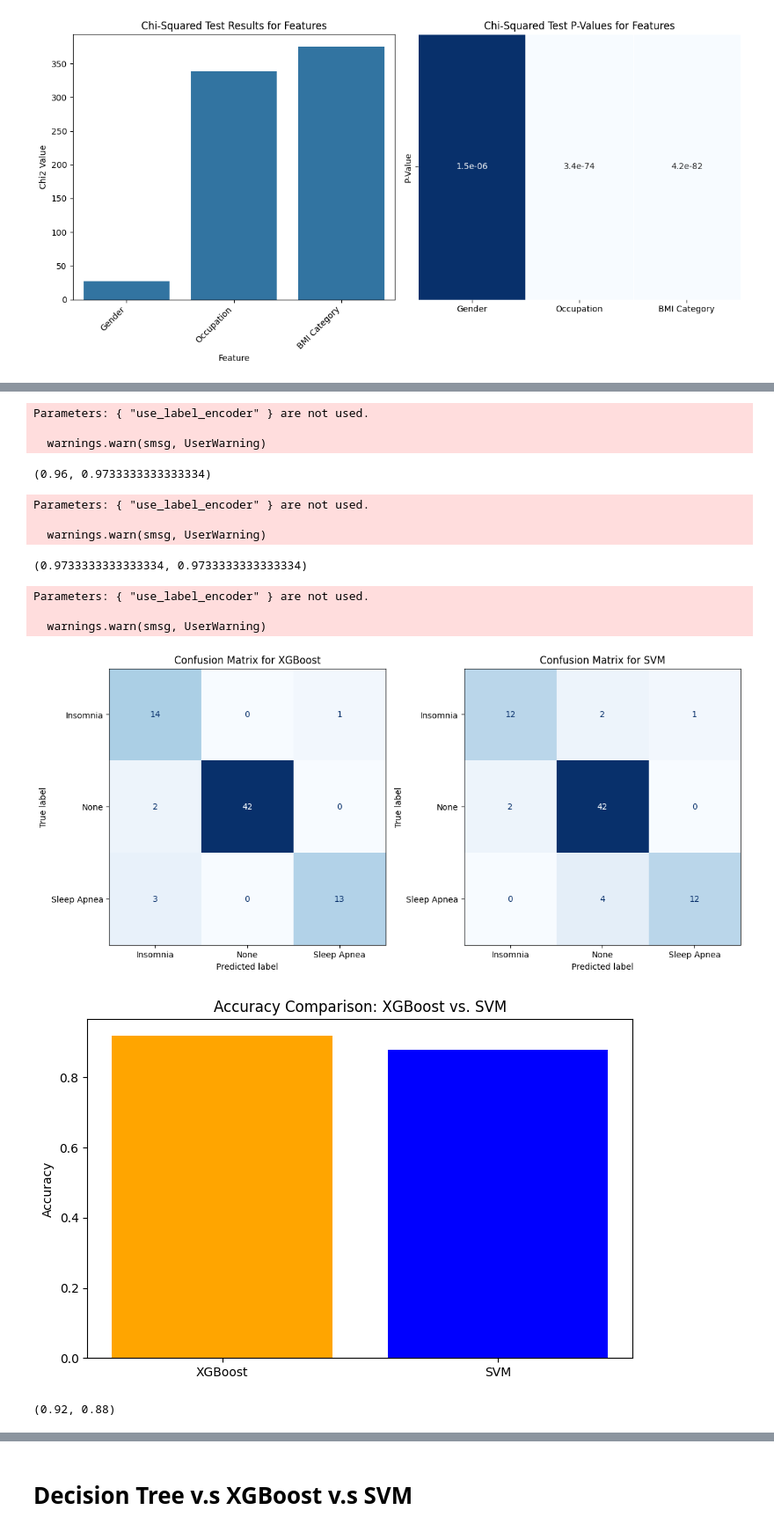
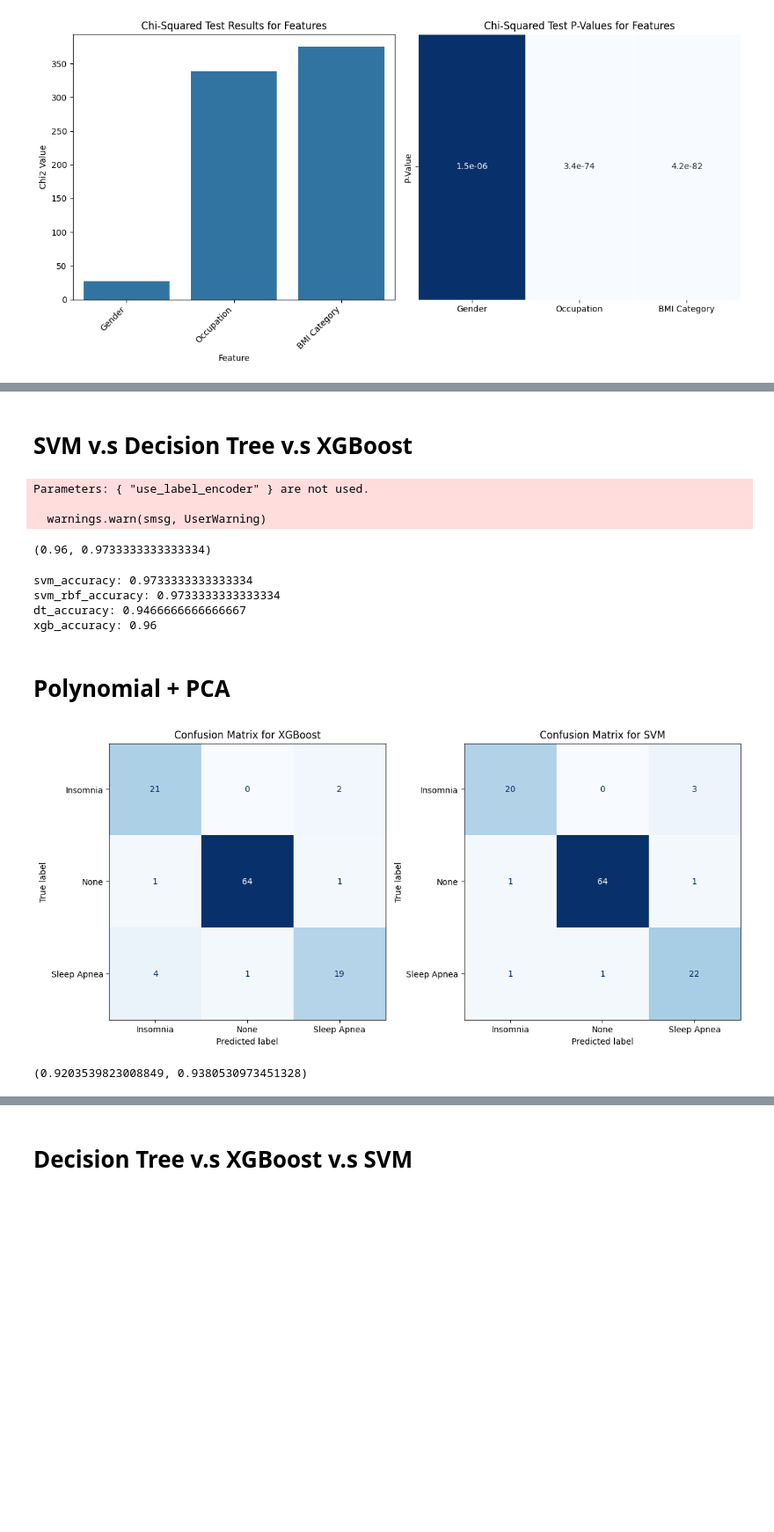
Before and after one commit to JiaLong0209/tku-113-1-statistics-report, a Jupyter notebook: machine_learning.ipynb, the cells around one changed output, grey strips where cells are left out. Shown at 88% size. Drawn from its saved outputs; the diff is of its cells as text; code cells hidden in the pictures; blank space fills up the shorter version.

```diff
--- a/machine_learning.ipynb
+++ b/machine_learning.ipynb
@@ -299,3 +345,5 @@ X_train shape: (299, 12), X_test shape: (75, 12)
+# %% [markdown]
+# SVM v.s Decision Tree v.s XGBoost
 # %%
 from xgboost import XGBClassifier
 from sklearn.svm import SVC
@@ -320,24 +369,44 @@ Parameters: { "use_label_encoder" } are not used.
   warnings.warn(smsg, UserWarning)
 (0.96, 0.9733333333333334)
 # %%
+
+
 # Modify XGBoost parameters to speed up training
-xgb_model = XGBClassifier(use_label_encoder=False, eval_metric='logloss', random_state=42, n_estimators=50, max_depth=3)
+xgb_model = XGBClassifier(eval_metric='logloss', random_state=42, n_estimators=50, max_depth=5)
 xgb_model.fit(X_train, y_train)
 xgb_predictions = xgb_model.predict(X_test)
 xgb_accuracy = accuracy_score(y_test, xgb_predictions)
 
 # Re-check SVM training and prediction
-svm_model = SVC(kernel='rbf', random_state=42)
+svm_model = SVC(kernel='linear', random_state=42)
 svm_model.fit(X_train, y_train)
 svm_predictions = svm_model.predict(X_test)
 svm_accuracy = accuracy_score(y_test, svm_predictions)
 
-xgb_accuracy, svm_accuracy
+# SVM RBF
+svm_model = SVC(kernel='rbf', random_state=42)
+svm_model.fit(X_train, y_train)
+svm_predictions = svm_model.predict(X_test)
+svm_rbf_accuracy = accuracy_score(y_test, svm_predictions)
+
+# Train Decision Tree
+dt_model = DecisionTreeClassifier(random_state=42, max_depth=5)
+dt_model.fit(X_train, y_train)
+dt_predictions = dt_model.predict(X_test)
+dt_accuracy = accuracy_score(y_test, dt_predictions)
+
+
+print(f'svm_accuracy: {svm_accuracy}')
+print(f'svm_rbf_accuracy: {svm_rbf_accuracy}')
+print(f'dt_accuracy: {dt_accuracy}')
+print(f'xgb_accuracy: {xgb_accuracy}')
 # %% [output]
-Parameters: { "use_label_encoder" } are not used.
-
-  warnings.warn(smsg, UserWarning)
+svm_accuracy: 0.9733333333333334
+svm_rbf_accuracy: 0.9733333333333334
+dt_accuracy: 0.9466666666666667
+xgb_accuracy: 0.96
-(0.9733333333333334, 0.9733333333333334)
+# %% [markdown]
+# Polynomial + PCA
 # %%
 import matplotlib.pyplot as plt
 from sklearn.metrics import ConfusionMatrixDisplay, confusion_matrix
@@ -349,50 +418,40 @@ poly = PolynomialFeatures(degree=2, interaction_only=True, include_bias=False)
 X_poly = poly.fit_transform(X)
 
 # Perform PCA for feature reduction (optional step to handle high-dimensional data)
-pca = PCA(n_components=4)  # Retain original number of features for now
+pca = PCA(n_components=2)  # Retain original number of features for now
 X_pca = pca.fit_transform(X_poly)
+# X_pca = pca.fit_transform(X)
 
 # Re-split the enhanced dataset
-X_train, X_test, y_train, y_test = train_test_split(X_pca, y, test_size=0.2, random_state=42, stratify=y)
+X_train, X_test, y_train, y_test = train_test_split(X_scaled, y, test_size=0.3, random_state=42, stratify=y)
 
 # Train XGBoost with enhanced features
 xgb_model.fit(X_train, y_train)
 xgb_predictions = xgb_model.predict(X_test)
 xgb_accuracy = accuracy_score(y_test, xgb_predictions)
 
 # Train SVM with enhanced features
 svm_model.fit(X_train, y_train)
 svm_predictions = svm_model.predict(X_test)
 svm_accuracy = accuracy_score(y_test, svm_predictions)
 
 # Plot confusion matrices
 fig, axes = plt.subplots(1, 2, figsize=(12, 6))
 
 for ax, model_name, predictions in zip(
     axes,
     ["XGBoost", "SVM"],
     [xgb_predictions, svm_predictions]
 ):
     cm = confusion_matrix(y_test, predictions)
     disp = ConfusionMatrixDisplay(confusion_matrix=cm, display_labels=label_encoders['Sleep Disorder'].classes_)
     disp.plot(ax=ax, cmap='Blues', colorbar=False)
     ax.set_title(f"Confusion Matrix for {model_name}")
 
 plt.tight_layout()
 plt.show()
 
-# Bar chart for accuracy comparison
-plt.figure(figsize=(8, 5))
-plt.bar(['XGBoost', 'SVM'], [xgb_accuracy, svm_accuracy], color=['orange', 'blue'])
-plt.ylabel('Accuracy')
-plt.title('Accuracy Comparison: XGBoost vs. SVM')
-plt.show()
-
 xgb_accuracy, svm_accuracy
 # %% [output]
+[figure]
-Parameters: { "use_label_encoder" } are not used.
-
-  warnings.warn(smsg, UserWarning)
+(0.9203539823008849, 0.9380530973451328)
-[figure]
-[figure, removed]
-(0.92, 0.88)
```
Also changed, not shown: parts of 25 cells of this notebook, 1 other file.
